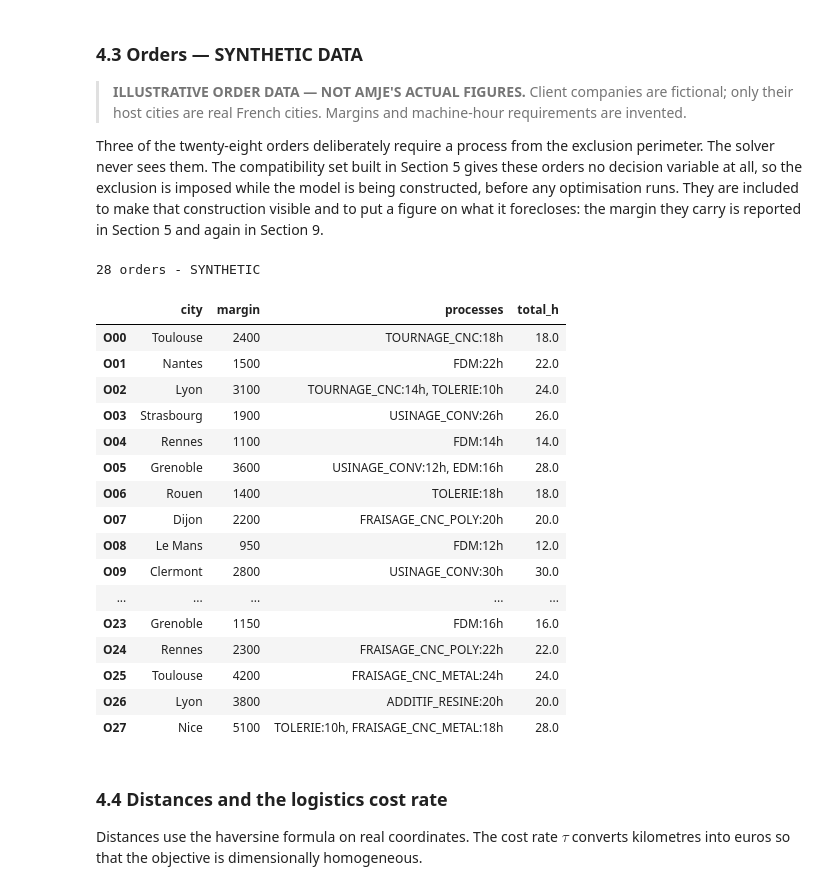
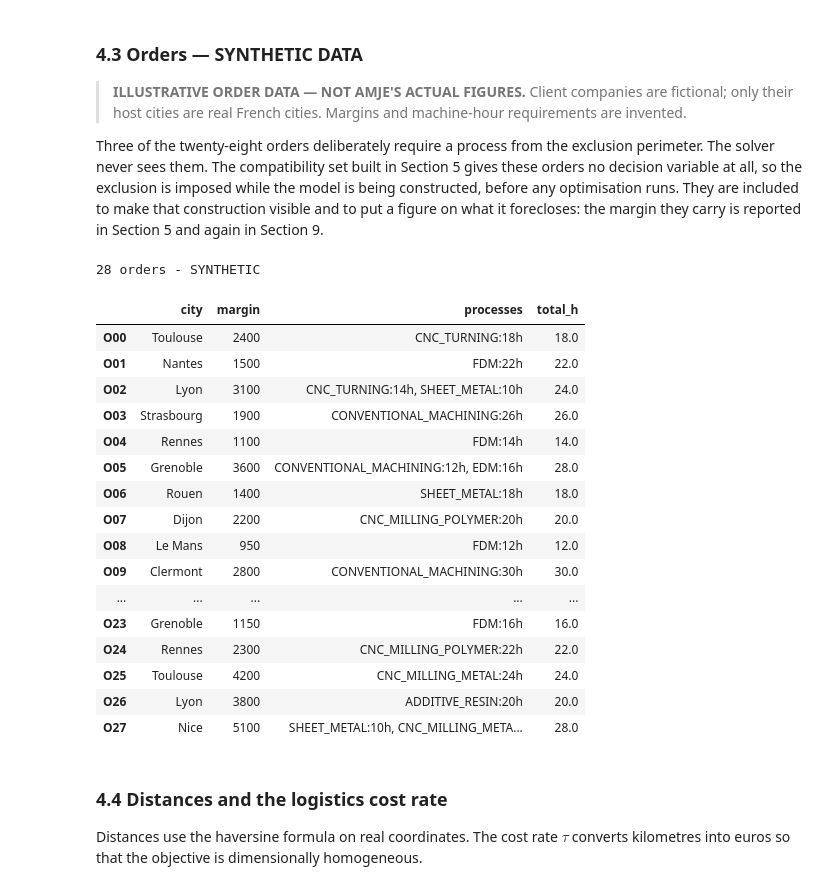
Before and after one commit to TomDemir/multi-site-capacity-allocation-milp, a Jupyter notebook: MILP_Capacity_Allocation_final.ipynb, the cells around one changed output. Drawn from its saved outputs; the diff is of its cells as text; code cells hidden in the pictures.

```diff
--- a/MILP_Capacity_Allocation_final.ipynb
+++ b/MILP_Capacity_Allocation_final.ipynb
@@ -212,8 +212,8 @@ C = list(CAMPUS_COORD)
 # Process types.
 # The first six exist somewhere in the network. The last two form the EXCLUSION PERIMETER:
 # no campus owns them, so no order requiring them can ever be served.
-P_SERVED   = ["TOURNAGE_CNC", "FRAISAGE_CNC_POLY", "USINAGE_CONV", "TOLERIE", "FDM", "EDM"]
-P_EXCLUDED = ["FRAISAGE_CNC_METAL", "ADDITIF_RESINE"]
+P_SERVED   = ["CNC_TURNING", "CNC_MILLING_POLYMER", "CONVENTIONAL_MACHINING", "SHEET_METAL", "FDM", "EDM"]
+P_EXCLUDED = ["CNC_MILLING_METAL", "ADDITIVE_RESIN"]
 P = P_SERVED + P_EXCLUDED
 
 print(f"{len(C)} campuses, {len(P)} process types "
@@ -306,77 +306,88 @@ CLIENT_COORD = {
     "Orleans":  (47.902, 1.909), "Valenciennes":(50.358,3.523),
 }
 
+# Display labels. Keys stay ASCII throughout the code, because they end up inside
+# solver constraint names, where a non-ASCII character buys nothing and risks an
+# encoding problem. Accents belong in what the reader sees, not in what CBC parses.
+CITY_LABEL = {c: c for c in CLIENT_COORD}
+CITY_LABEL.update({"Besancon": "Besançon", "Orleans": "Orléans"})
+
+CAMPUS_LABEL = {c: c for c in CAMPUS_COORD}
+CAMPUS_LABEL.update({"Aix": "Aix-en-Provence", "Chalons": "Châlons-en-Champagne",
+                     "Bordeaux": "Bordeaux-Talence"})
+
+
 # (city, gross margin EUR, {process: machine-hours})
 ORDER_SPECS = [
-    ("Toulouse",     2400, {"TOURNAGE_CNC": 18}),
+    ("Toulouse",     2400, {"CNC_TURNING": 18}),
     ("Nantes",       1500, {"FDM": 22}),
-    ("Lyon",         3100, {"TOURNAGE_CNC": 14, "TOLERIE": 10}),
-    ("Strasbourg",   1900, {"USINAGE_CONV": 26}),
+    ("Lyon",         3100, {"CNC_TURNING": 14, "SHEET_METAL": 10}),
+    ("Strasbourg",   1900, {"CONVENTIONAL_MACHINING": 26}),
     ("Rennes",       1100, {"FDM": 14}),
-    ("Grenoble",     3600, {"EDM": 16, "USINAGE_CONV": 12}),
-    ("Rouen",        1400, {"TOLERIE": 18}),
-    ("Dijon",        2200, {"FRAISAGE_CNC_POLY": 20}),
+    ("Grenoble",     3600, {"EDM": 16, "CONVENTIONAL_MACHINING": 12}),
+    ("Rouen",        1400, {"SHEET_METAL": 18}),
+    ("Dijon",        2200, {"CNC_MILLING_POLYMER": 20}),
     ("Le Mans",       950, {"FDM": 12}),
-    ("Clermont",     2800, {"USINAGE_CONV": 30}),
-    ("Nice",         2600, {"TOURNAGE_CNC": 20}),
-    ("Reims",        1700, {"TOLERIE": 16, "USINAGE_CONV": 8}),
-    ("Tours",        1250, {"FRAISAGE_CNC_POLY": 16}),
-    ("Amiens",       2050, {"USINAGE_CONV": 22}),
-    ("Limoges",      1800, {"TOURNAGE_CNC": 15}),
-    ("Besancon",     3300, {"EDM": 14, "TOURNAGE_CNC": 10}),
+    ("Clermont",     2800, {"CONVENTIONAL_MACHINING": 30}),
+    ("Nice",         2600, {"CNC_TURNING": 20}),
+    ("Reims",        1700, {"SHEET_METAL": 16, "CONVENTIONAL_MACHINING": 8}),
+    ("Tours",        1250, {"CNC_MILLING_POLYMER": 16}),
+    ("Amiens",       2050, {"CONVENTIONAL_MACHINING": 22}),
+    ("Limoges",      1800, {"CNC_TURNING": 15}),
+    ("Besancon",     3300, {"EDM": 14, "CNC_TURNING": 10}),
     ("Poitiers",      880, {"FDM": 10}),
-    ("Caen",         1600, {"TOLERIE": 20}),
-    ("Orleans",      2450, {"FRAISAGE_CNC_POLY": 18, "FDM": 8}),
-    ("Valenciennes", 1950, {"USINAGE_CONV": 24}),
-    ("Lyon",         2900, {"TOURNAGE_CNC": 22}),
-    ("Nantes",       1350, {"USINAGE_CONV": 18}),
-    ("Strasbourg",   2750, {"EDM": 14, "TOLERIE": 12}),
+    ("Caen",         1600, {"SHEET_METAL": 20}),
+    ("Orleans",      2450, {"CNC_MILLING_POLYMER": 18, "FDM": 8}),
+    ("Valenciennes", 1950, {"CONVENTIONAL_MACHINING": 24}),
+    ("Lyon",         2900, {"CNC_TURNING": 22}),
+    ("Nantes",       1350, {"CONVENTIONAL_MACHINING": 18}),
+    ("Strasbourg",   2750, {"EDM": 14, "SHEET_METAL": 12}),
     ("Grenoble",     1150, {"FDM": 16}),
-    ("Rennes",       2300, {"FRAISAGE_CNC_POLY": 22}),
+    ("Rennes",       2300, {"CNC_MILLING_POLYMER": 22}),
     # --- exclusion perimeter: high margin, but no campus can serve them ---
-    ("Toulouse",     4200, {"FRAISAGE_CNC_METAL": 24}),
-    ("Lyon",         3800, {"ADDITIF_RESINE": 20}),
-    ("Nice",         5100, {"FRAISAGE_CNC_METAL": 18, "TOLERIE": 10}),
+    ("Toulouse",     4200, {"CNC_MILLING_METAL": 24}),
+    ("Lyon",         3800, {"ADDITIVE_RESIN": 20}),
+    ("Nice",         5100, {"CNC_MILLING_METAL": 18, "SHEET_METAL": 10}),
 ]
 
 I = [f"O{k:02d}" for k in range(len(ORDER_SPECS))]
 margin = {I[k]: ORDER_SPECS[k][1] for k in range(len(I))}
 city   = {I[k]: ORDER_SPECS[k][0] for k in range(len(I))}
 
 h = pd.DataFrame(0.0, index=I, columns=P)
 for k, (_, _, reqs) in enumerate(ORDER_SPECS):
     for p, hours in reqs.items():
         h.loc[I[k], p] = hours
 
 orders_df = pd.DataFrame({
-    "city":   [city[i] for i in I],
+    "city":   [CITY_LABEL[city[i]] for i in I],
     "margin": [margin[i] for i in I],
     "processes": [", ".join(f"{p}:{int(h.loc[i,p])}h"
                             for p in P if h.loc[i, p] > 0) for i in I],
     "total_h": h.sum(axis=1).values,
 }, index=I)
 
 print(f"{len(I)} orders - SYNTHETIC")
 display(orders_df)
 # %% [output]
 28 orders - SYNTHETIC
 |  | city | margin | processes | total_h |
-| O00 | Toulouse | 2400 | TOURNAGE_CNC:18h | 18.0 |
+| O00 | Toulouse | 2400 | CNC_TURNING:18h | 18.0 |
 | O01 | Nantes | 1500 | FDM:22h | 22.0 |
-| O02 | Lyon | 3100 | TOURNAGE_CNC:14h, TOLERIE:10h | 24.0 |
-| O03 | Strasbourg | 1900 | USINAGE_CONV:26h | 26.0 |
+| O02 | Lyon | 3100 | CNC_TURNING:14h, SHEET_METAL:10h | 24.0 |
+| O03 | Strasbourg | 1900 | CONVENTIONAL_MACHINING:26h | 26.0 |
 | O04 | Rennes | 1100 | FDM:14h | 14.0 |
-| O05 | Grenoble | 3600 | USINAGE_CONV:12h, EDM:16h | 28.0 |
-| O06 | Rouen | 1400 | TOLERIE:18h | 18.0 |
-| O07 | Dijon | 2200 | FRAISAGE_CNC_POLY:20h | 20.0 |
+| O05 | Grenoble | 3600 | CONVENTIONAL_MACHINING:12h, EDM:16h | 28.0 |
+| O06 | Rouen | 1400 | SHEET_METAL:18h | 18.0 |
+| O07 | Dijon | 2200 | CNC_MILLING_POLYMER:20h | 20.0 |
 | O08 | Le Mans | 950 | FDM:12h | 12.0 |
-| O09 | Clermont | 2800 | USINAGE_CONV:30h | 30.0 |
+| O09 | Clermont | 2800 | CONVENTIONAL_MACHINING:30h | 30.0 |
 | ... | ... | ... | ... | ... |
 | O23 | Grenoble | 1150 | FDM:16h | 16.0 |
-| O24 | Rennes | 2300 | FRAISAGE_CNC_POLY:22h | 22.0 |
-| O25 | Toulouse | 4200 | FRAISAGE_CNC_METAL:24h | 24.0 |
-| O26 | Lyon | 3800 | ADDITIF_RESINE:20h | 20.0 |
-| O27 | Nice | 5100 | TOLERIE:10h, FRAISAGE_CNC_METAL:18h | 28.0 |
+| O24 | Rennes | 2300 | CNC_MILLING_POLYMER:22h | 22.0 |
+| O25 | Toulouse | 4200 | CNC_MILLING_METAL:24h | 24.0 |
+| O26 | Lyon | 3800 | ADDITIVE_RESIN:20h | 20.0 |
+| O27 | Nice | 5100 | SHEET_METAL:10h, CNC_MILLING_META... | 28.0 |
 # %% [markdown]
 ### 4.4 Distances and the logistics cost rate
 
```
Also changed, not shown: parts of 12 cells of this notebook.
